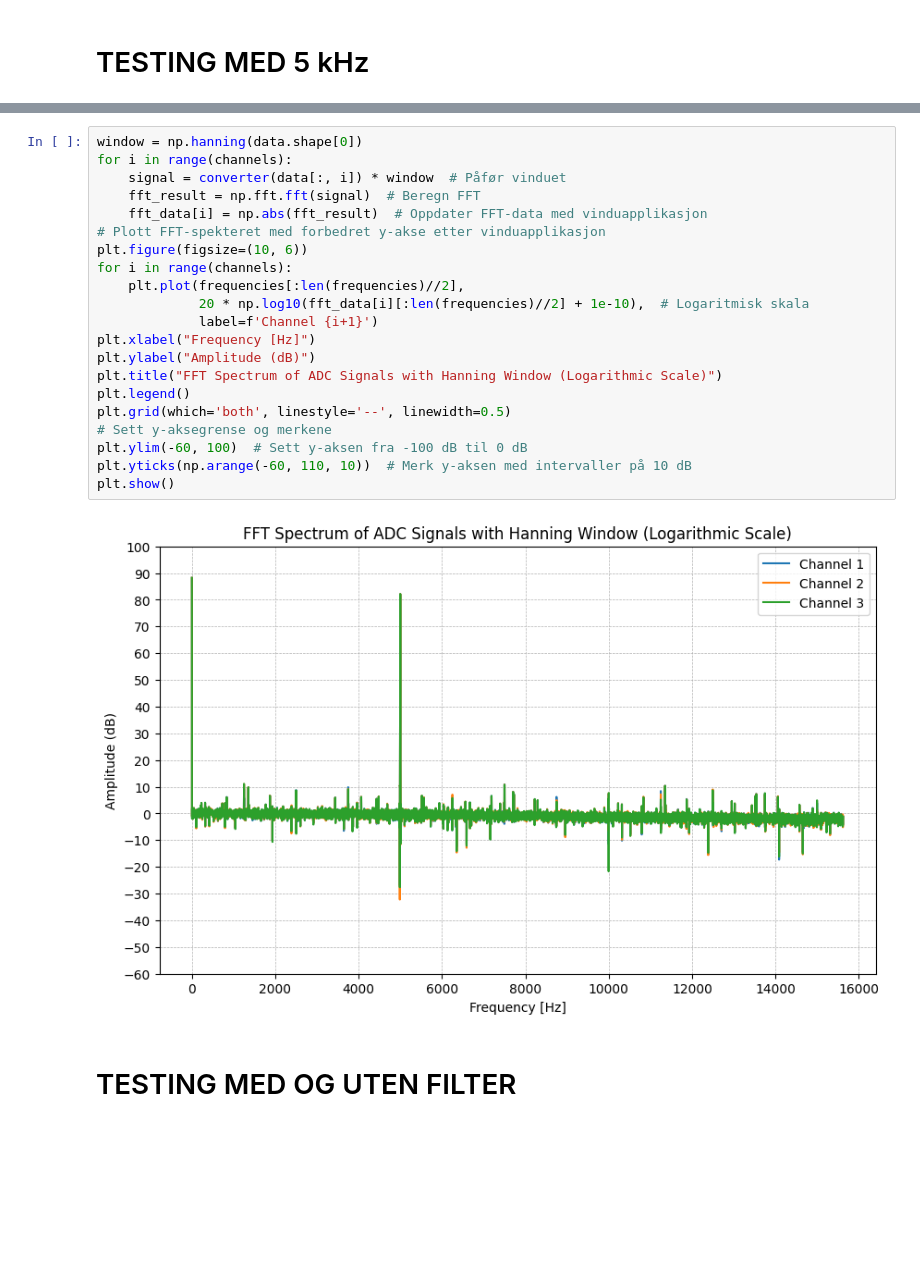
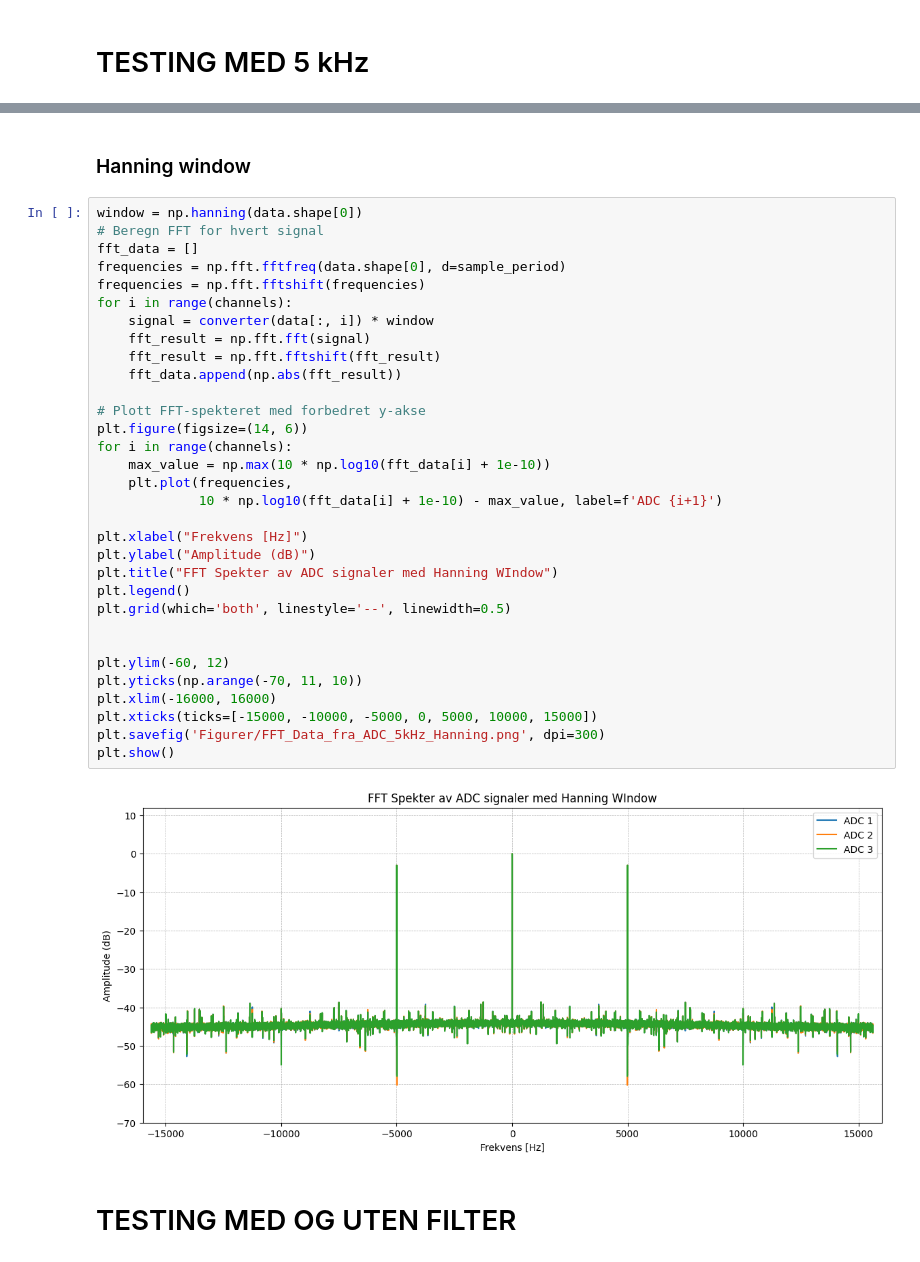
Before and after one commit to FoggyPopcorn/TTT4280---Lab, a Jupyter notebook: Lab_1–måleoppsett/PlottingAvDataFraPi.ipynb, the cells around one changed output, grey strips where cells are left out. Cells and saved outputs as stored; diff of their text form; blank space fills up the shorter version.

```diff
--- a/Lab_1–måleoppsett/PlottingAvDataFraPi.ipynb
+++ b/Lab_1–måleoppsett/PlottingAvDataFraPi.ipynb
@@ -173,26 +214,39 @@ plt.show()
+# %% [markdown]
+### Hanning window
 # %%
 window = np.hanning(data.shape[0])
+# Beregn FFT for hvert signal
+fft_data = []
+frequencies = np.fft.fftfreq(data.shape[0], d=sample_period)
+frequencies = np.fft.fftshift(frequencies)
 for i in range(channels):
-    signal = converter(data[:, i]) * window  # Påfør vinduet
-    fft_result = np.fft.fft(signal)  # Beregn FFT
-    fft_data[i] = np.abs(fft_result)  # Oppdater FFT-data med vinduapplikasjon
-# Plott FFT-spekteret med forbedret y-akse etter vinduapplikasjon
-plt.figure(figsize=(10, 6))
+    signal = converter(data[:, i]) * window
+    fft_result = np.fft.fft(signal)
+    fft_result = np.fft.fftshift(fft_result)
+    fft_data.append(np.abs(fft_result))
+
+# Plott FFT-spekteret med forbedret y-akse
+plt.figure(figsize=(14, 6))
 for i in range(channels):
-    plt.plot(frequencies[:len(frequencies)//2],
-             20 * np.log10(fft_data[i][:len(frequencies)//2] + 1e-10),  # Logaritmisk skala
-             label=f'Channel {i+1}')
-plt.xlabel("Frequency [Hz]")
+    max_value = np.max(10 * np.log10(fft_data[i] + 1e-10))
+    plt.plot(frequencies,
+             10 * np.log10(fft_data[i] + 1e-10) - max_value, label=f'ADC {i+1}')
+
+plt.xlabel("Frekvens [Hz]")
 plt.ylabel("Amplitude (dB)")
-plt.title("FFT Spectrum of ADC Signals with Hanning Window (Logarithmic Scale)")
+plt.title("FFT Spekter av ADC signaler med Hanning WIndow")
 plt.legend()
 plt.grid(which='both', linestyle='--', linewidth=0.5)
-# Sett y-aksegrense og merkene
-plt.ylim(-60, 100)  # Sett y-aksen fra -100 dB til 0 dB
-plt.yticks(np.arange(-60, 110, 10))  # Merk y-aksen med intervaller på 10 dB
+
+
+plt.ylim(-60, 12)
+plt.yticks(np.arange(-70, 11, 10))
+plt.xlim(-16000, 16000)
+plt.xticks(ticks=[-15000, -10000, -5000, 0, 5000, 10000, 15000])
+plt.savefig('Figurer/FFT_Data_fra_ADC_5kHz_Hanning.png', dpi=300)
 plt.show()
 # %% [output]
-[figure, old version]
+[figure, new version]
 # %% [markdown]
 # TESTING MED OG UTEN FILTER
 # %%
```
Also changed, not shown: parts of 6 cells of this notebook, 7 other files.
